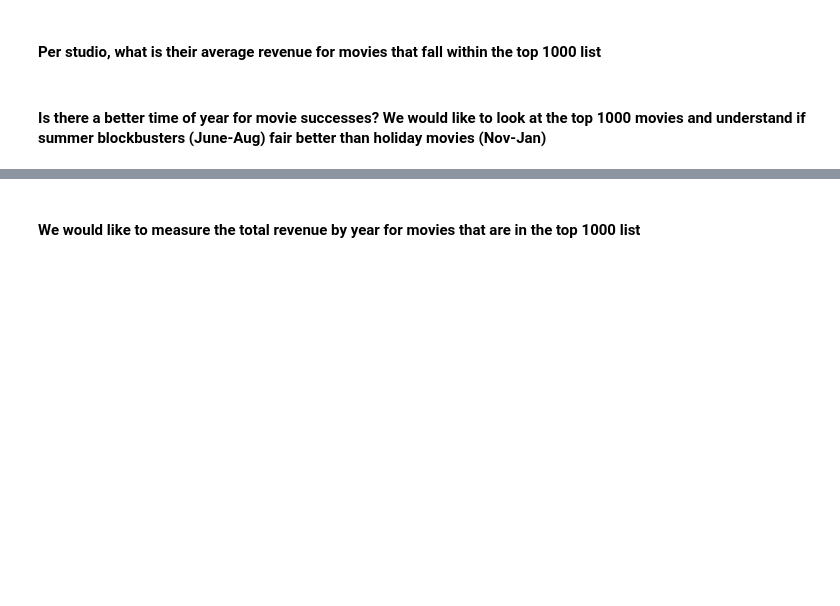
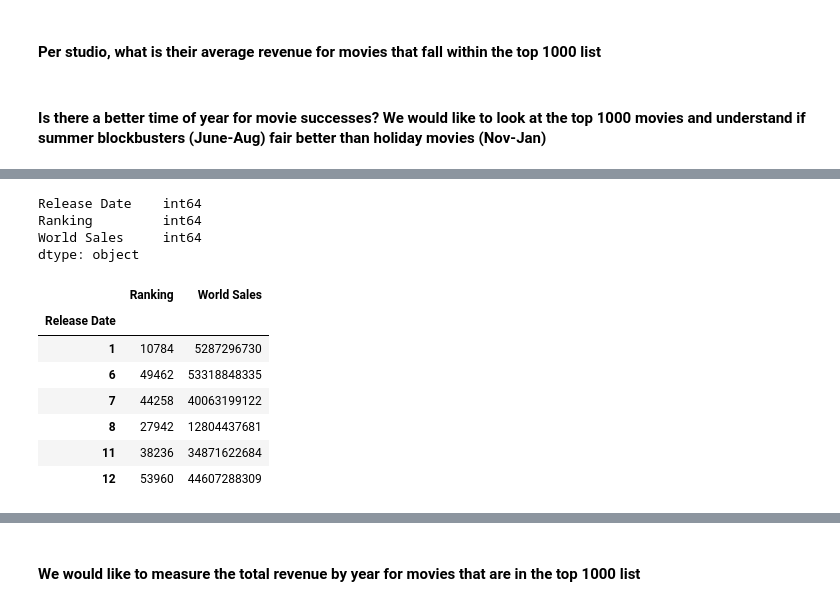
Before and after one commit to GrovesB/Group-10-Project-1, a Jupyter notebook: Project 1 (fixed).ipynb, the cells around one changed output, grey strips where cells are left out. Cells and saved outputs as stored; diff of their text form; code cells hidden in the pictures; blank space fills up the shorter version.

```diff
--- a/Project 1 (fixed).ipynb
+++ b/Project 1 (fixed).ipynb
@@ -74,11 +110,19 @@ movie_df
 # %%
-movie_df.loc[movie_df.index.isin([2, 3, 4, 5, 9, 10])]
-movie_df
+grouped=shortlist_df.groupby(['Release Date'], as_index=False).sum()
+grouped.dtypes
+# %% [output]
+Release Date    int64
+Ranking         int64
+World Sales     int64
+dtype: object
 # %%
-#bar chart
-year_revenue = movie_df.drop(columns = ["Title","Unnamed: 0","Distributor", "Genre", "Movie Runtime", "License", "Domestic Sales (in $)", "International Sales (in $)"])
-
-plot_pandas= month_revenue.plot.bar(color='r')
-plt.xlabel("year")
-plt.ylabel("revenue (in billions)")
-plt.title("revenue by year")
+grouped.set_index('Release Date').groupby("Release Date").sum()
+# %% [output]
+|  | Ranking | World Sales |
+| Release Date |  |  |
+| 1 | 10784 | 5287296730 |
+| 6 | 49462 | 53318848335 |
+| 7 | 44258 | 40063199122 |
+| 8 | 27942 | 12804437681 |
+| 11 | 38236 | 34871622684 |
+| 12 | 53960 | 44607288309 |
```
Also changed, not shown: parts of 9 cells of this notebook, 1 other file.
